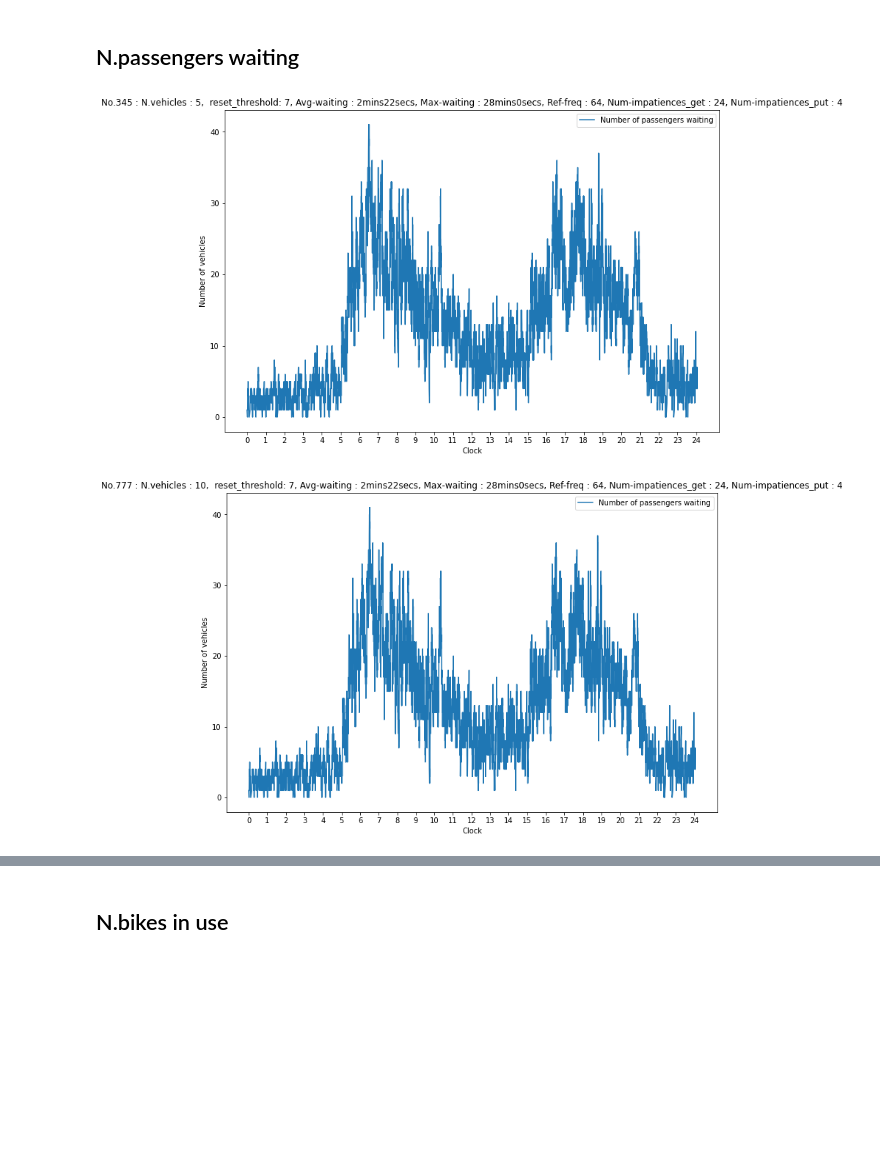
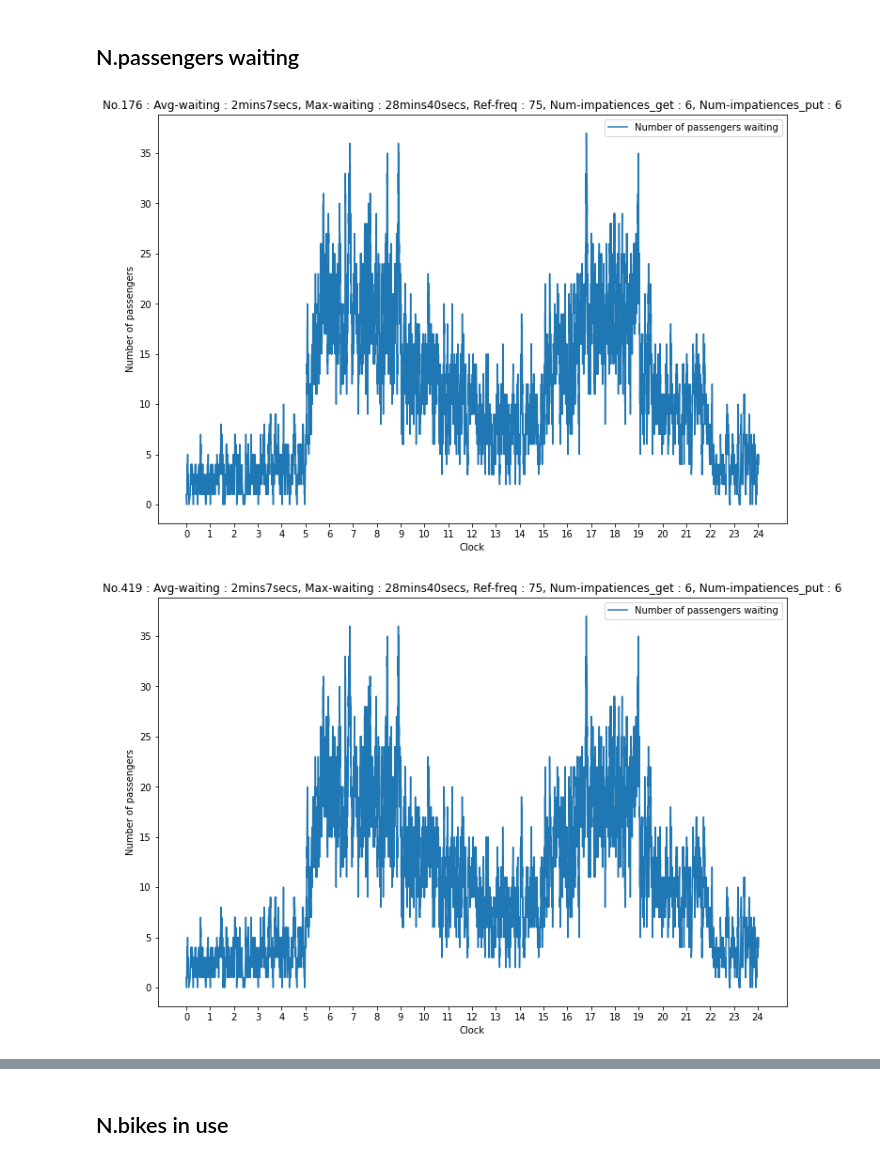
Before and after one commit to lilanpei/Bike-sharing-simulation-with-Simpy, a Jupyter notebook: Bike_sharing_simulation_with_simpy.ipynb, the cells around one changed output, grey strips where cells are left out. Saved outputs shown, nothing was run; the diff lists cells and outputs as text; code cells hidden in the pictures; blank space fills up the shorter version.

```diff
--- a/Bike_sharing_simulation_with_simpy.ipynb
+++ b/Bike_sharing_simulation_with_simpy.ipynb
@@ -258,7 +259,7 @@ class Passenger(object):
       log_wait_times.append((self.env.now, self.env.now - arrival_time))
 
     # Taveling
-    yield self.env.timeout(random.randint(10, 180))
+    yield self.env.timeout(random.randint(10, 3*60))
 
 
     # passenger arrives
@@ -306,7 +307,7 @@ class Passenger(object):
 # %% [markdown]
 Start running the station for five perioids (early-hours, morning, noon, evening, midnight) with different rate for refilling and generate passgengers:
 # %%
-def run_station(env, num_vehicles, num_stations, capacity, init_ratio, reset_ratio, reset_threshold, reset_delay):
+def run_system(env, num_vehicles, num_stations, capacity, init_ratio, reset_ratio, reset_threshold, reset_delay):
   depot_station = Depot_Station(env, num_vehicles, num_stations, reset_threshold, reset_delay)
   stations = [Station(env, id, depot_station, math.ceil(capacity*init_ratio), capacity, init_ratio, reset_ratio) for id in range(num_stations)]
   day_splitting = {
@@ -324,8 +325,8 @@ def run_station(env, num_vehicles, num_stations, capacity, init_ratio, reset_rat
       start_station, end_station = random.choice(stations), random.choice(stations)
       pax = Passenger(env, passenger_id, start_station, end_station)
       env.process(pax.go_to_station())
+      # Using the inverse CDF algorithm to generate passengers from the exponential distribution
       p = random.random()
-      # Plug it into the inverse of the CDF of Exponential(_lamnbda)
       interval_arrival_time = -math.log(1.0 - p)/rate
       period += interval_arrival_time
       passenger_id += 1
@@ -339,9 +340,9 @@ def main(id, num_vehicles, num_stations, capacity, init_ratio, reset_ratio, rese
 
   # Run the simulation
   env = simpy.Environment()
-  env.run(env.process(run_station(env, num_vehicles, num_stations, capacity, init_ratio, reset_ratio, reset_threshold, reset_delay)))
+  env.run(env.process(run_system(env, num_vehicles, num_stations, capacity, init_ratio, reset_ratio, reset_threshold, reset_delay)))
 
-  # View the results
+  # Save the results
   avg_mins, avg_secs = get_average_wait_time(list(zip(*log_wait_times))[-1])
   max_mins, max_secs = get_max_wait_time(list(zip(*log_wait_times))[-1])
   if SHOW_RESULT_FLAG:
@@ -387,11 +388,11 @@ if __name__ == '__main__':
   """ num_vehicles, num_stations, capacity, init_ratio, reset_ratio, reset_threshold, reset_delay """
   #for id, (num_vehicles, num_stations, capacity, init_ratio, reset_ratio, reset_threshold, reset_delay) in enumerate(parameters):
   for num_vehicles in [5,10,20]:
-    for capacity in [5,10,20]:
+    for capacity in [5,15,25]:
       for init_ratio in [0.6,0.7,0.8]:
         for reset_ratio in [0.1,0.3,0.5]:
-          for reset_threshold in [5,6,7,8]:
-            for reset_delay in [1,10,30,60]:
+          for reset_threshold in [4,6,8]:
+            for reset_delay in [10,20,30]:
               # Logs
               log_wait_times = []
               log_repo_frequency = []
@@ -506,13 +518,13 @@ for id, (_) in enumerate(res[:5]):
 # %%
 for id in [0,1,2,3,4]:
   x3, y3 = (list(zip(*logs_num_passengers_waiting[res[id][0]])))
   plt.plot(x3, y3, label="Number of passengers waiting")
   plt.xticks(np.arange(0, 1441, 60), np.arange(0, 25, 1))
   plt.xlabel("Clock")
-  plt.ylabel("Number of vehicles")
+  plt.ylabel("Number of passengers")
   plt.legend(loc='best')
-  plt.title(f'No.{res[id][0]} : N.vehicles : {res[id][1]},  reset_threshold: {res[id][6]}, Avg-waiting : {res[id][8]}mins{res[id][9]}secs, Max-waiting : {res[id][10]}mins{res[id][11]}secs, Ref-freq : {res[id][12]}, Num-impatiences_get : {res[id][13]}, Num-impatiences_put : {res[id][14]}')
+  plt.title(f'No.{res[id][0]} : Avg-waiting : {res[id][8]}mins{res[id][9]}secs, Max-waiting : {res[id][10]}mins{res[id][11]}secs, Ref-freq : {res[id][12]}, Num-impatiences_get : {res[id][13]}, Num-impatiences_put : {res[id][14]}')
   plt.show()
 # %% [output]
-[figure, old version]
+[figure, new version]
-[figure, old version]
+[figure, new version]
```
Also changed, not shown: parts of 36 cells of this notebook.
